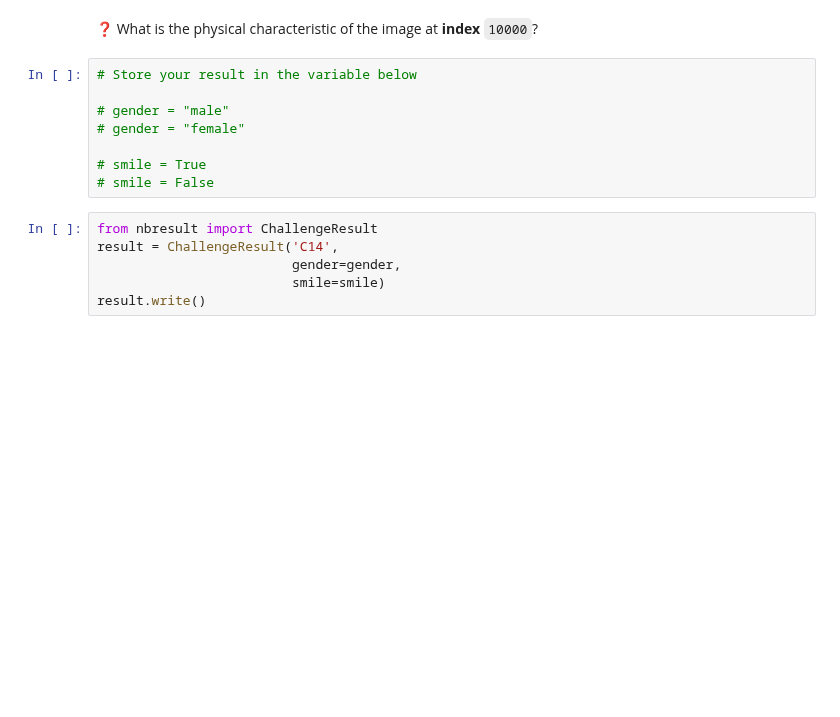
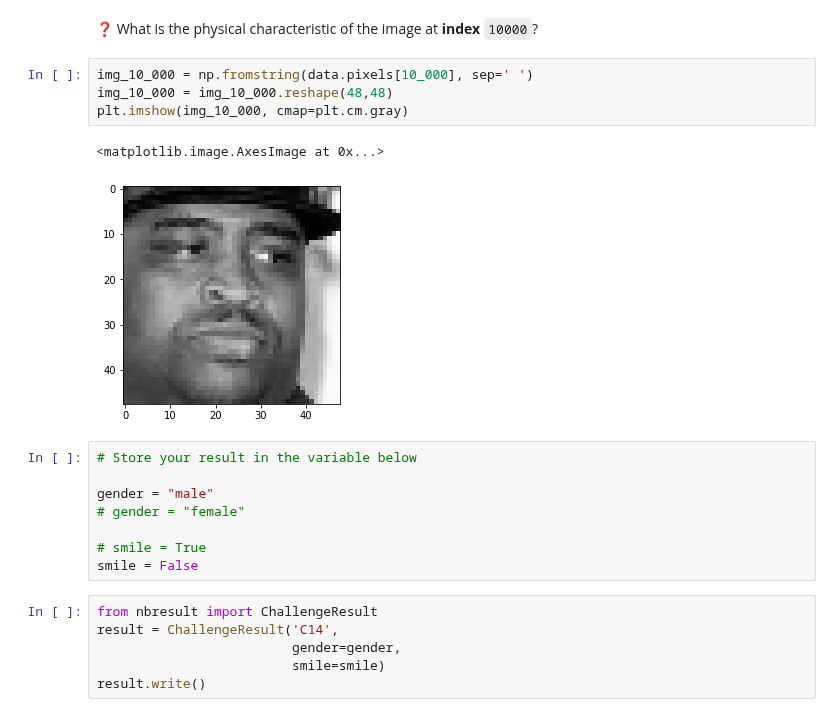
Before and after one commit to capucine-d/data-certification-exam, a Jupyter notebook: convolutional_neural_networks/face_to_age.ipynb, the cells around one changed output. Drawn from its saved outputs; the diff is of its cells as text; blank space fills up the shorter version.

```diff
--- a/convolutional_neural_networks/face_to_age.ipynb
+++ b/convolutional_neural_networks/face_to_age.ipynb
@@ -45,13 +74,20 @@ Each row represent the image of a face in black and white
 # %% [markdown]
 ❓ What is the physical characteristic of the image at **index** `10000`?
+# %%
+img_10_000 = np.fromstring(data.pixels[10_000], sep=' ')
+img_10_000 = img_10_000.reshape(48,48)
+plt.imshow(img_10_000, cmap=plt.cm.gray)
+# %% [output]
+<matplotlib.image.AxesImage at 0x...>
+[figure, added]
 # %%
 # Store your result in the variable below
 
-# gender = "male"
+gender = "male"
 # gender = "female"
 
 # smile = True
-# smile = False
+smile = False
 # %%
 from nbresult import ChallengeResult
 result = ChallengeResult('C14',
```
Also changed, not shown: parts of 11 cells of this notebook, 2 other files.
